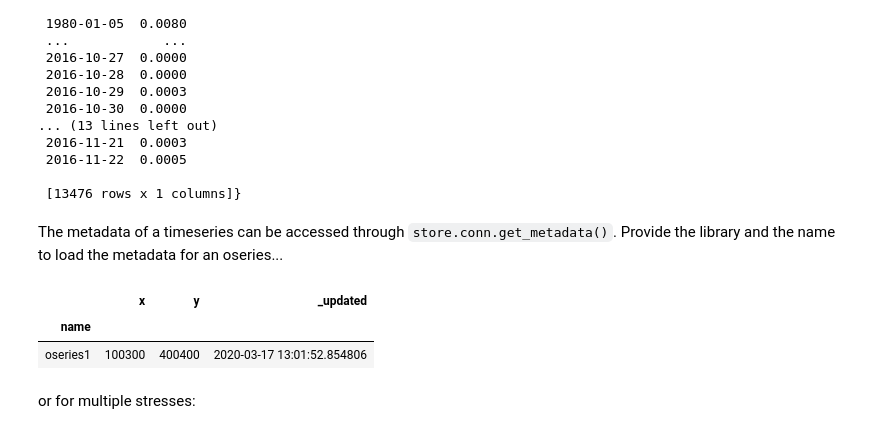
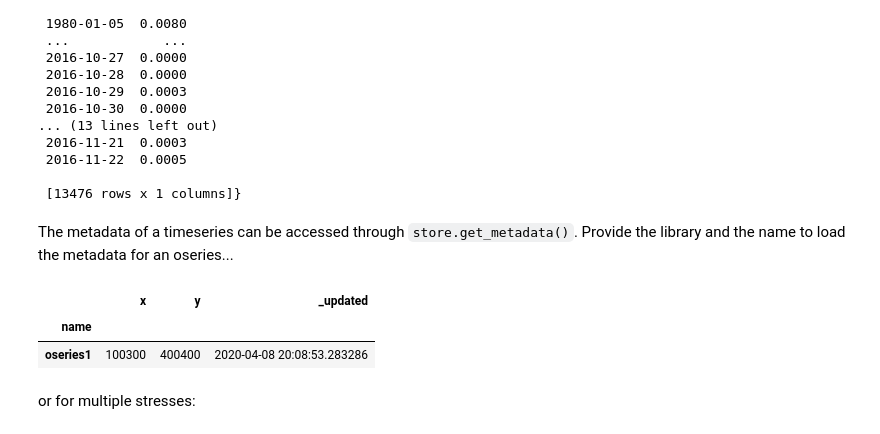
Before and after one commit to pastas/pastastore, a Jupyter notebook: examples/notebooks/ex01_PastaStore.ipynb, the cells around one changed output. Saved outputs shown, nothing was run; the diff lists cells and outputs as text; code cells hidden in the pictures.

```diff
--- a/examples/notebooks/ex01_PastaStore.ipynb
+++ b/examples/notebooks/ex01_PastaStore.ipynb
@@ -181,5 +180,5 @@ Add the timeseries to the oseries library using `store.conn.add_oseries`. Metada
 # %%
-store.conn.add_oseries(oseries1, "oseries1", metadata={"x": 100300, "y": 400400})
+store.add_oseries(oseries1, "oseries1", metadata={"x": 100300, "y": 400400})
 # %% [markdown]
 The series was added to the oseries library. Let's confirm by looking at the `store` object:
 # %%
@@ -192,12 +191,12 @@ Stresses can be added similarly using `store.conn.add_stress`. The only thing to
 # %%
 # prec 2
 s = pd.read_csv(os.path.join(datadir, "rain_nb1.csv"), index_col=0, parse_dates=True)
-store.conn.add_stress(s, "prec1", kind="prec", metadata={"x": 100300,
+store.add_stress(s, "prec1", kind="prec", metadata={"x": 100300,
                                                     "y": 400400})
 
 # evap 2
 s = pd.read_csv(os.path.join(datadir, "evap_nb1.csv"), index_col=0, parse_dates=True)
-store.conn.add_stress(s, "evap1", kind="evap", metadata={"x": 100300,
+store.add_stress(s, "evap1", kind="evap", metadata={"x": 100300,
                                                     "y": 400400})
 # %%
 store
@@ -243,14 +242,14 @@ stresses
 
  [13476 rows x 1 columns]}
 # %% [markdown]
-The metadata of a timeseries can be accessed through `store.conn.get_metadata()`. Provide the library and the name to load the metadata for an oseries...
+The metadata of a timeseries can be accessed through `store.get_metadata()`. Provide the library and the name to load the metadata for an oseries...
 # %%
-meta = store.conn.get_metadata('oseries', "oseries1")
+meta = store.get_metadata('oseries', "oseries1")
 meta
 # %% [output]
 |  | x | y | _updated |
 | name |  |  |  |
-| oseries1 | 100300 | 400400 | 2020-03-17 13:01:52.854806 |
+| oseries1 | 100300 | 400400 | 2020-04-08 20:08:53.283286 |
 # %% [markdown]
 or for multiple stresses:
 # %%
```
Also changed, not shown: parts of 33 cells of this notebook.
